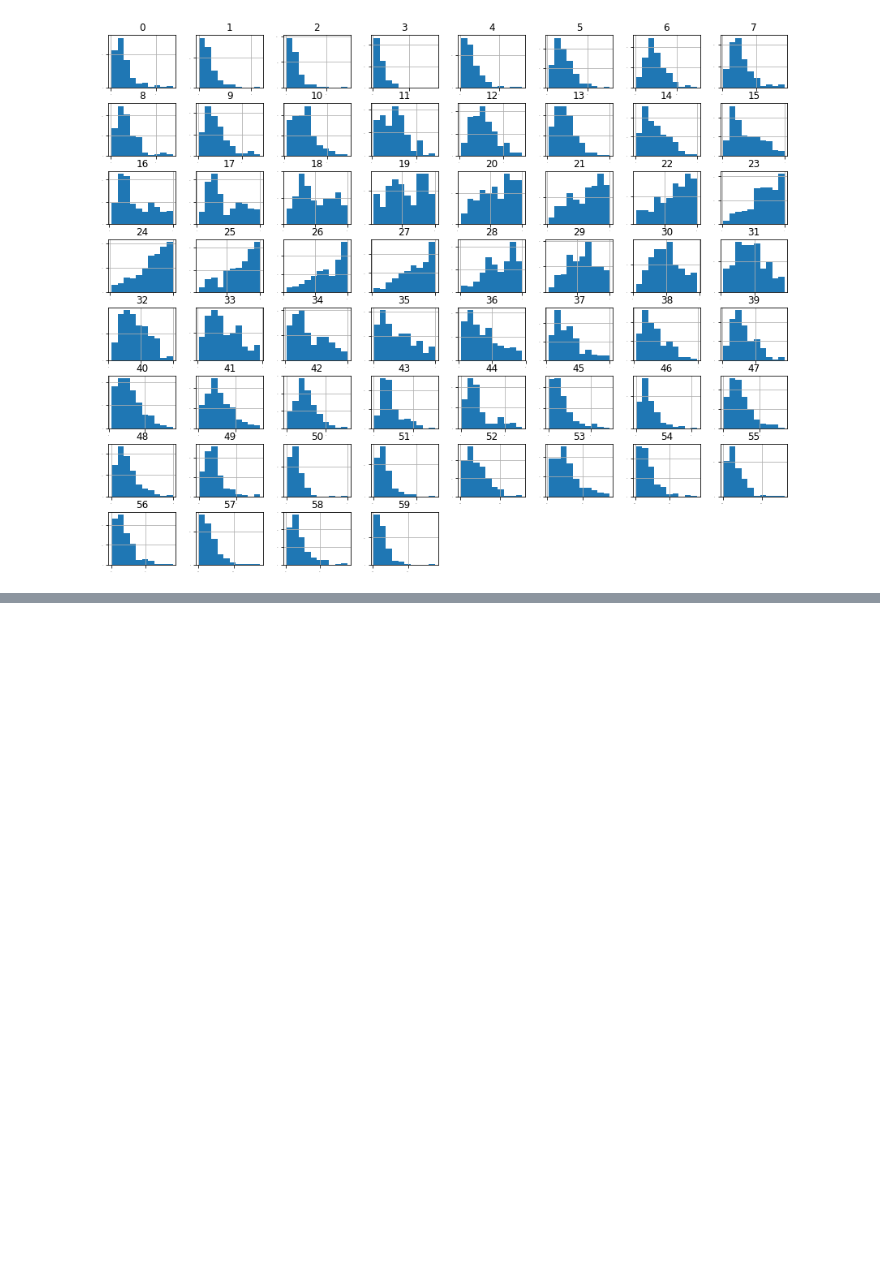
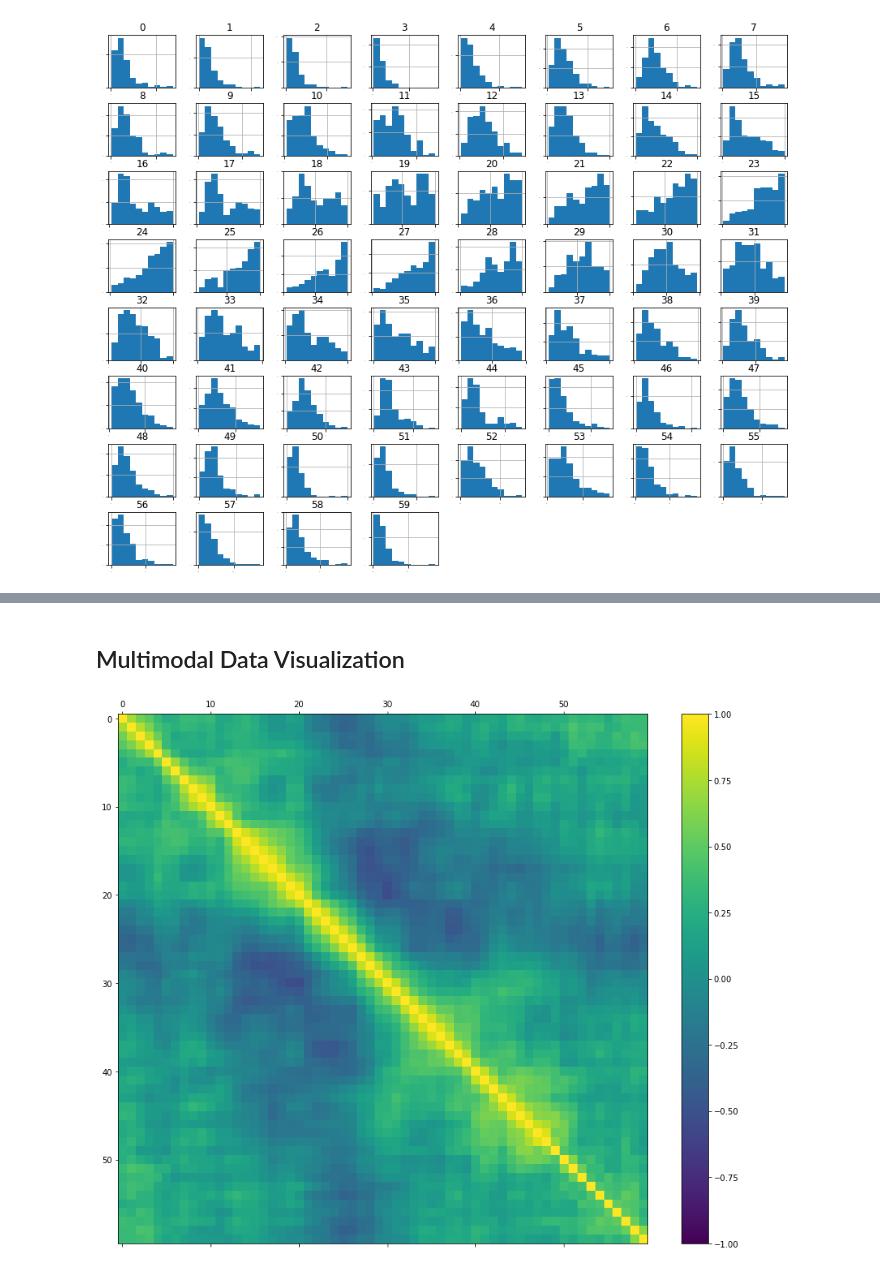
Before and after one commit to MichaelCHarrison/ML-Py-Sonar-Dataset, a Jupyter notebook: 170517 Sonar Dataset.ipynb, the cells around one changed output, grey strips where cells are left out. Drawn from its saved outputs; the diff is of its cells as text; code cells hidden in the pictures; blank space fills up the shorter version.

```diff
--- a/170517 Sonar Dataset.ipynb
+++ b/170517 Sonar Dataset.ipynb
@@ -128,0 +137,11 @@ Populating the interactive namespace from numpy and matplotlib
+# %% [markdown]
+## Multimodal Data Visualization
+# %%
+# Correlation Matrix
+fig = pyplot.figure()
+ax = fig.add_subplot(111)
+cax = ax.matshow(data.corr(), vmin = -1, vmax = 1, interpolation = 'none')
+fig.colorbar(cax)
+pyplot.show()
+# %% [output]
+[figure, added]
```
Also changed, not shown: parts of 14 cells of this notebook.
